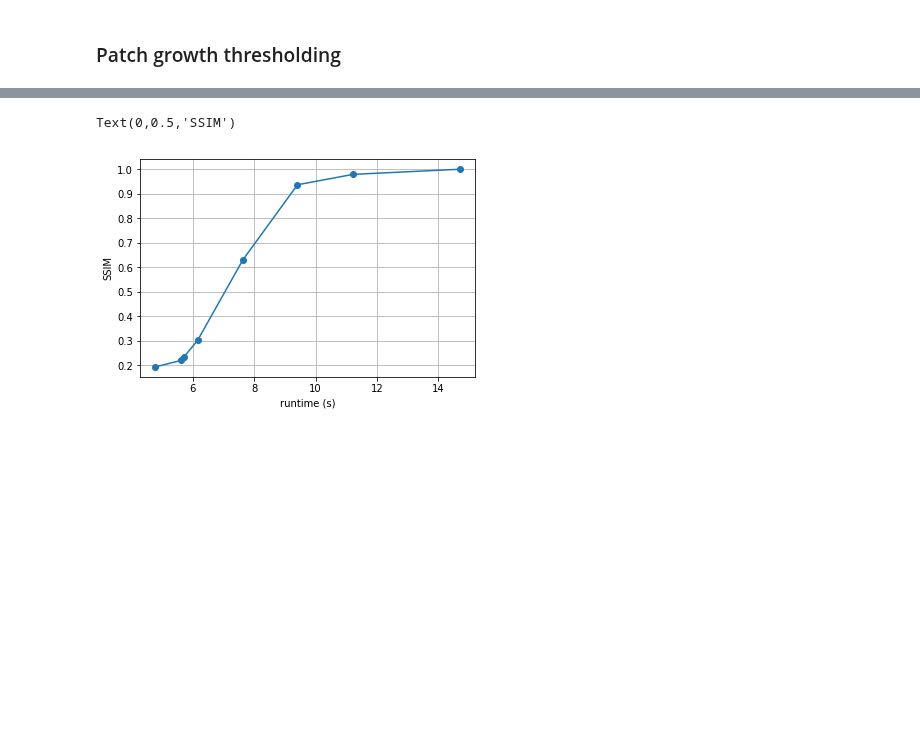
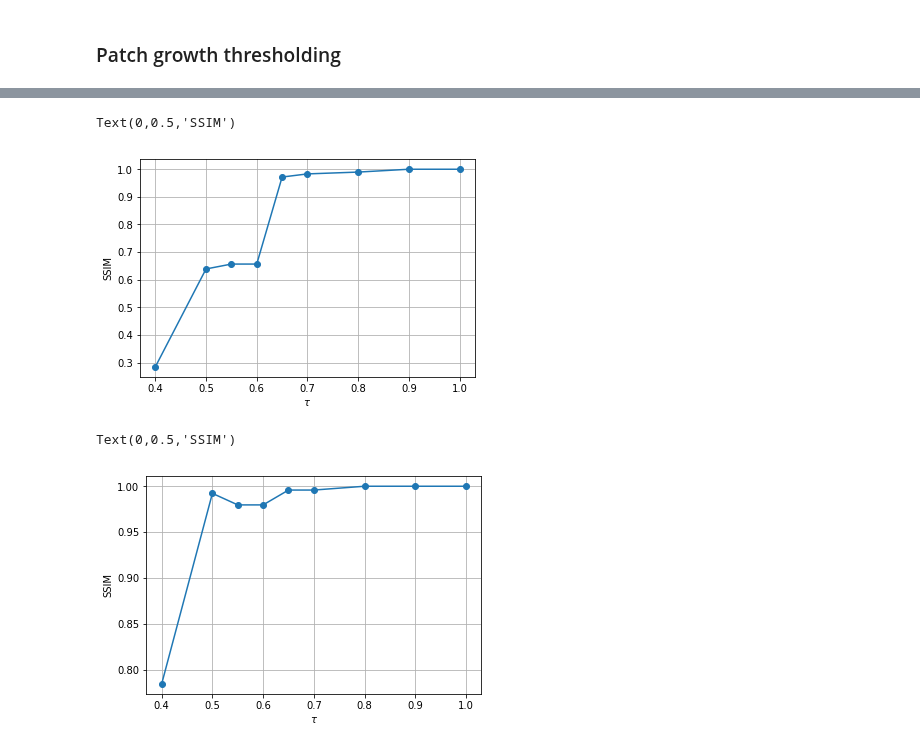
Before and after one commit to xil222/krypton, a Jupyter notebook: exps/vgg16_ivm.ipynb, the cells around one changed output, grey strips where cells are left out. Drawn from its saved outputs; the diff is of its cells as text; code cells hidden in the pictures; blank space fills up the shorter version.

```diff
--- a/exps/vgg16_ivm.ipynb
+++ b/exps/vgg16_ivm.ipynb
@@ -110,11 +111,19 @@ BETA: 0.3 Inference Time: 6.04473686218
 # %%
-plt.plot(times, score, marker='o')
+plt.plot(taus, score, marker='o')
 plt.grid()
-plt.xlabel('runtime (s)')
+plt.xlabel(r'$\tau$')
 plt.ylabel('SSIM')
 # %% [output]
 Text(0,0.5,'SSIM')
-[figure, old version]
+[figure, new version]
+# %%
+plt.plot(taus, score, marker='o')
+plt.grid()
+plt.xlabel(r'$\tau$')
+plt.ylabel('SSIM')
+# %% [output]
+Text(0,0.5,'SSIM')
+[figure, added]
 # %%
 orig_hm = pickle.load(open('temp', 'r'))
 
```
Also changed, not shown: parts of 6 cells of this notebook, 14 other files.
